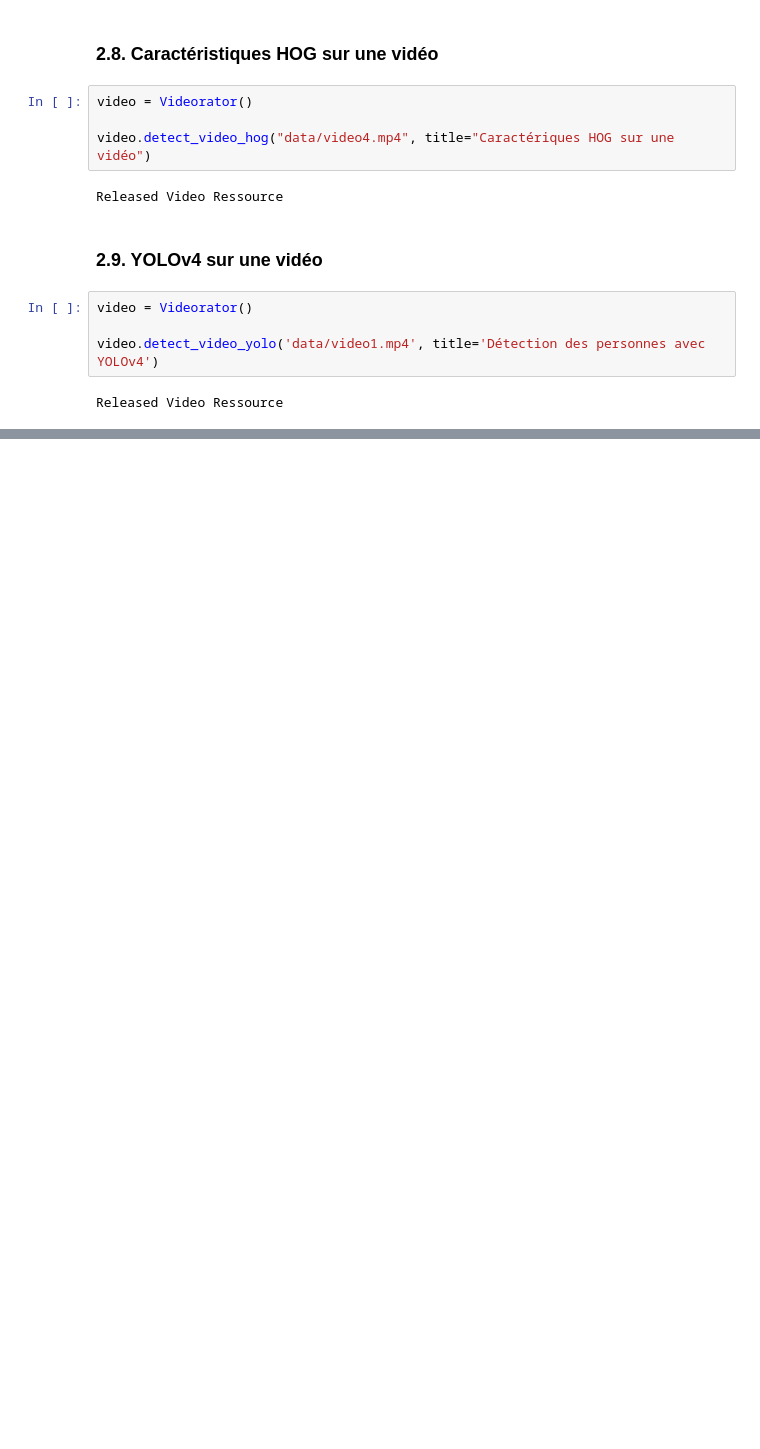
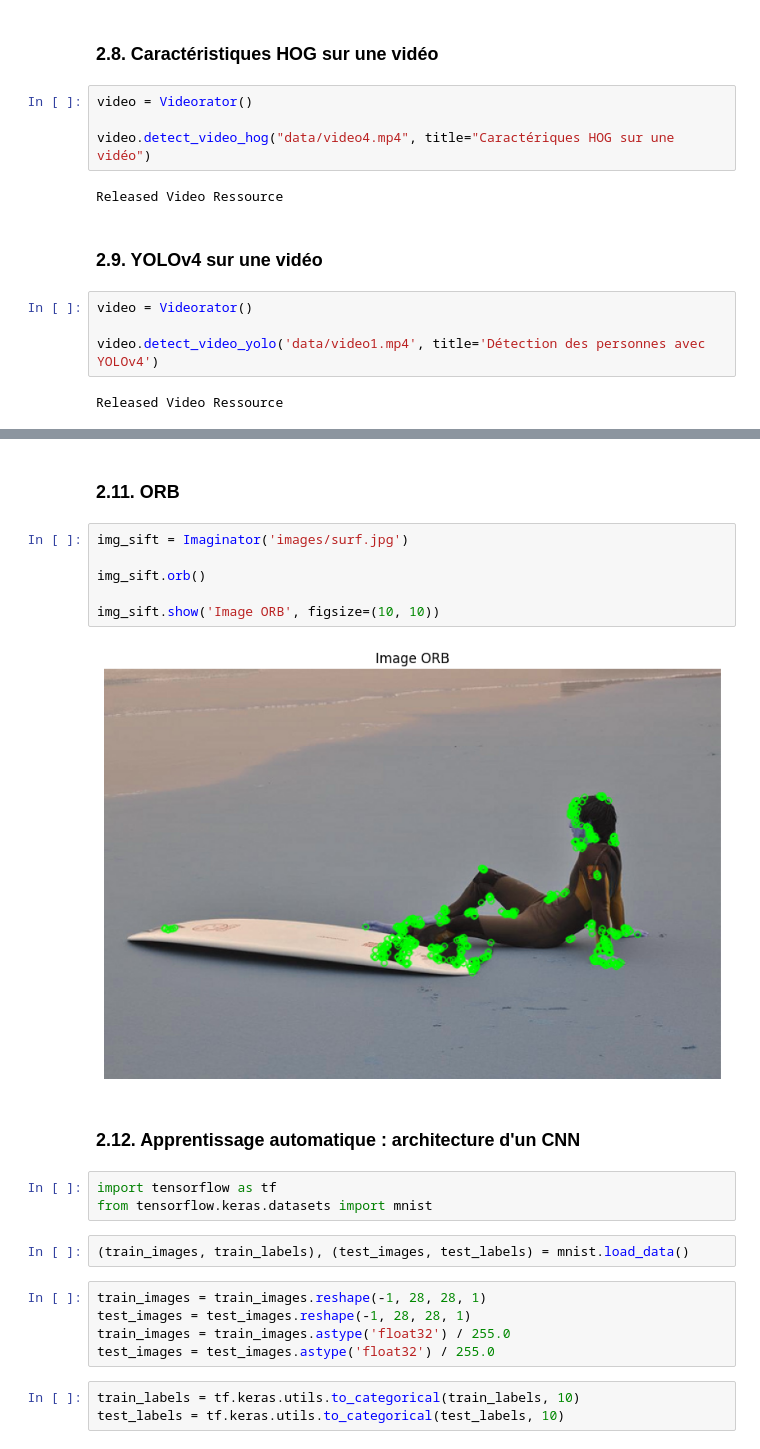
Before and after one commit to Gentlhug/tp2-detection-et-reconnaissance-d-images-et-videos, a Jupyter notebook: tp2_detection.ipynb, the cells around one changed output, grey strips where cells are left out. Cells and saved outputs as stored; diff of their text form; blank space fills up the shorter version.

```diff
--- a/tp2_detection.ipynb
+++ b/tp2_detection.ipynb
@@ -522,0 +555,25 @@ Released Video Ressource
+# %% [markdown]
+### 2.11. ORB
+# %%
+img_sift = Imaginator('images/surf.jpg')
+
+img_sift.orb()
+
+img_sift.show('Image ORB', figsize=(10, 10))
+# %% [output]
+[figure, added]
+# %% [markdown]
+### 2.12. Apprentissage automatique : architecture d'un CNN
+# %%
+import tensorflow as tf
+from tensorflow.keras.datasets import mnist
+# %%
+(train_images, train_labels), (test_images, test_labels) = mnist.load_data()
+# %%
+train_images = train_images.reshape(-1, 28, 28, 1)
+test_images = test_images.reshape(-1, 28, 28, 1)
+train_images = train_images.astype('float32') / 255.0
+test_images = test_images.astype('float32') / 255.0
+# %%
+train_labels = tf.keras.utils.to_categorical(train_labels, 10)
+test_labels = tf.keras.utils.to_categorical(test_labels, 10)
```
Also changed, not shown: parts of 9 cells of this notebook.
